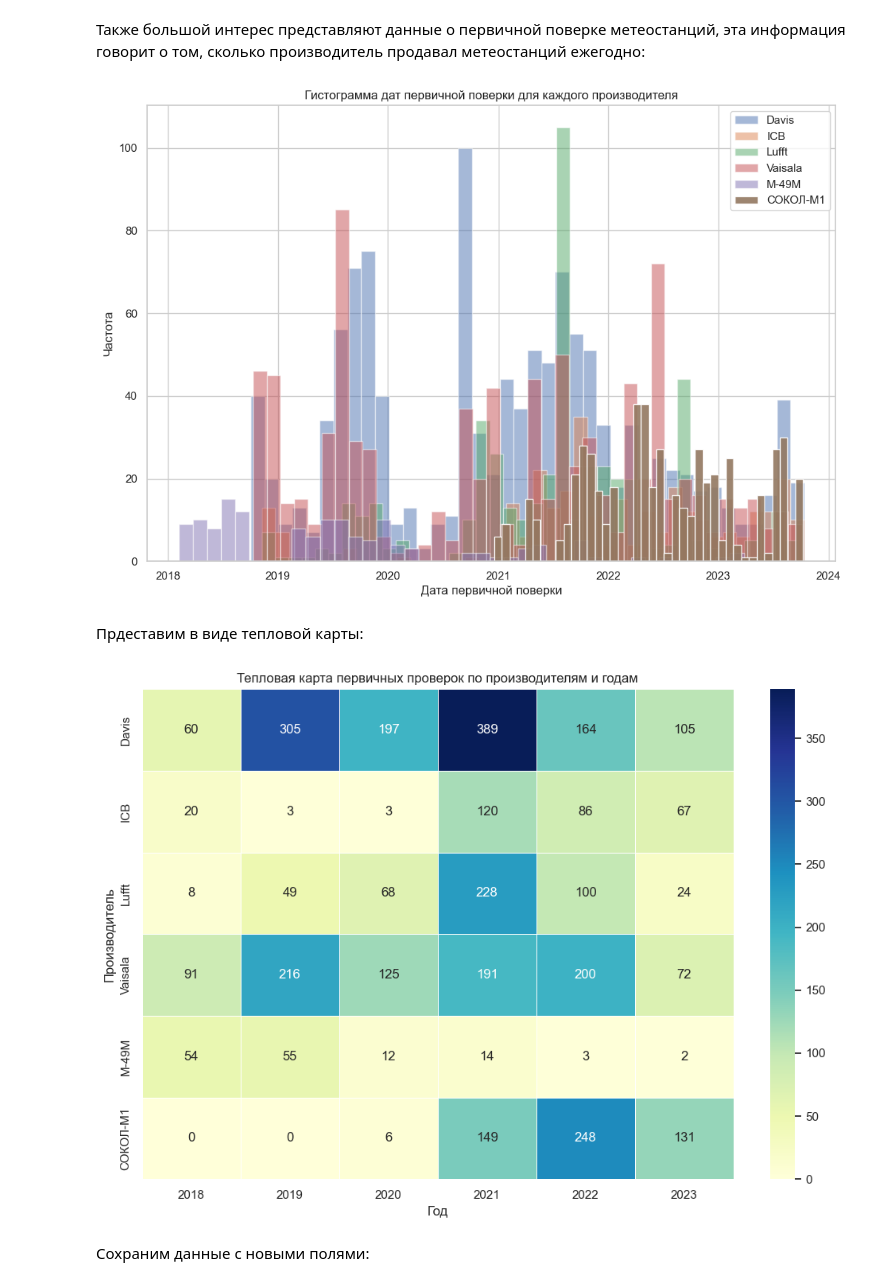
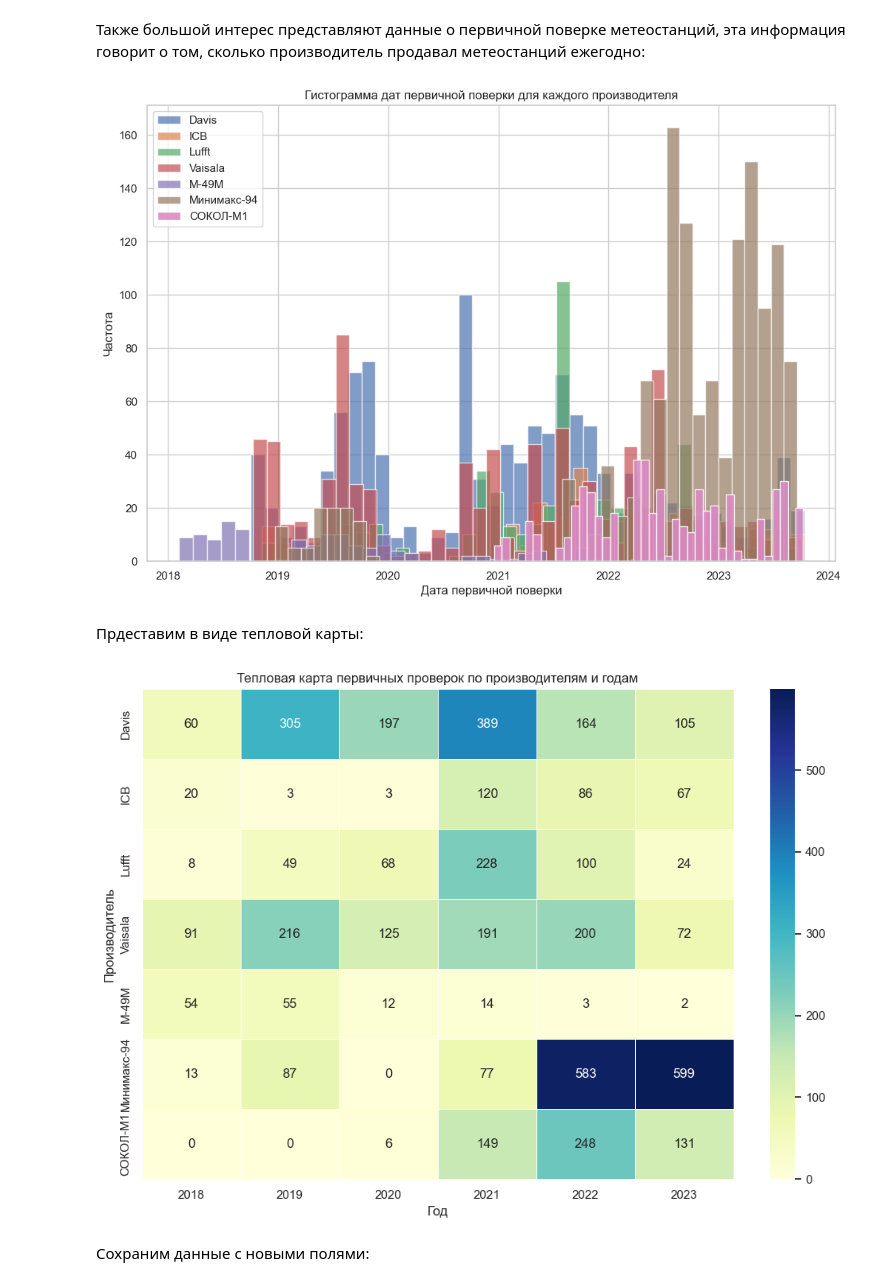
Before and after one commit to IgorMitrofanov/global-meteostation-verefication-data, a Jupyter notebook: analytics.ipynb, the cells around one changed output. Saved outputs shown, nothing was run; the diff lists cells and outputs as text; code cells hidden in the pictures.

```diff
--- a/analytics.ipynb
+++ b/analytics.ipynb
@@ -122,6 +122,8 @@ def rename_mitype(mitype):
         return 'Сафоновский'
     elif 'СОКОЛ-М1' in mitype:
         return 'СОКОЛ-М1'
+    elif any(item in mitype for item in ['ДВН', 'ДВС', 'ДО', 'ДВГ', 'ДТВ', 'ДД']):
+        return 'Минимакс-94'
     return mitype
 # %%
 df['mi.manufacturer'] = df['mi.mitype'].apply(rename_mitype)
@@ -222,7 +237,7 @@ for manufacturer, group_data in manufacturer_groups:
     if manufacturer == 'СОКОЛ-М1':
         alpha = 0.9
     else:
-        alpha = 0.5
+        alpha = 0.7
     plt.hist(group_data['verification_date'], bins=40, alpha=alpha, label=manufacturer)
 
 plt.title('Гистограмма дат первичной поверки для каждого производителя')
@@ -231,23 +246,22 @@ plt.ylabel('Частота')
 plt.legend()
 plt.show()
 # %% [output]
-[figure, old version]
+[figure, new version]
 # %% [markdown]
 Прдеставим в виде тепловой карты:
 # %%
-
 df['verification_year'] = df['verification_date'].dt.year
 
-pivot_table = df[df['check'] == 'Первичная'].pivot_table(index='mi.manufacturer', columns='verification_year', aggfunc='size', fill_value=0)
+pivot_table = df[df['check'] == 'Первичная'].pivot_table(index='mi.manufacturer', columns='verification_year', values='mi.mitnumber', aggfunc='count', fill_value=0)
 
 plt.figure(figsize=(12, 8))
 sns.heatmap(pivot_table, cmap='YlGnBu', annot=True, fmt='d', linewidths=0.5)
 plt.title('Тепловая карта первичных проверок по производителям и годам')
 plt.xlabel('Год')
 plt.ylabel('Производитель')
 plt.show()
 # %% [output]
-[figure, old version]
+[figure, new version]
 # %% [markdown]
 Сохраним данные с новыми полями:
 # %%
```
Also changed, not shown: parts of 13 cells of this notebook, 11 other files.
